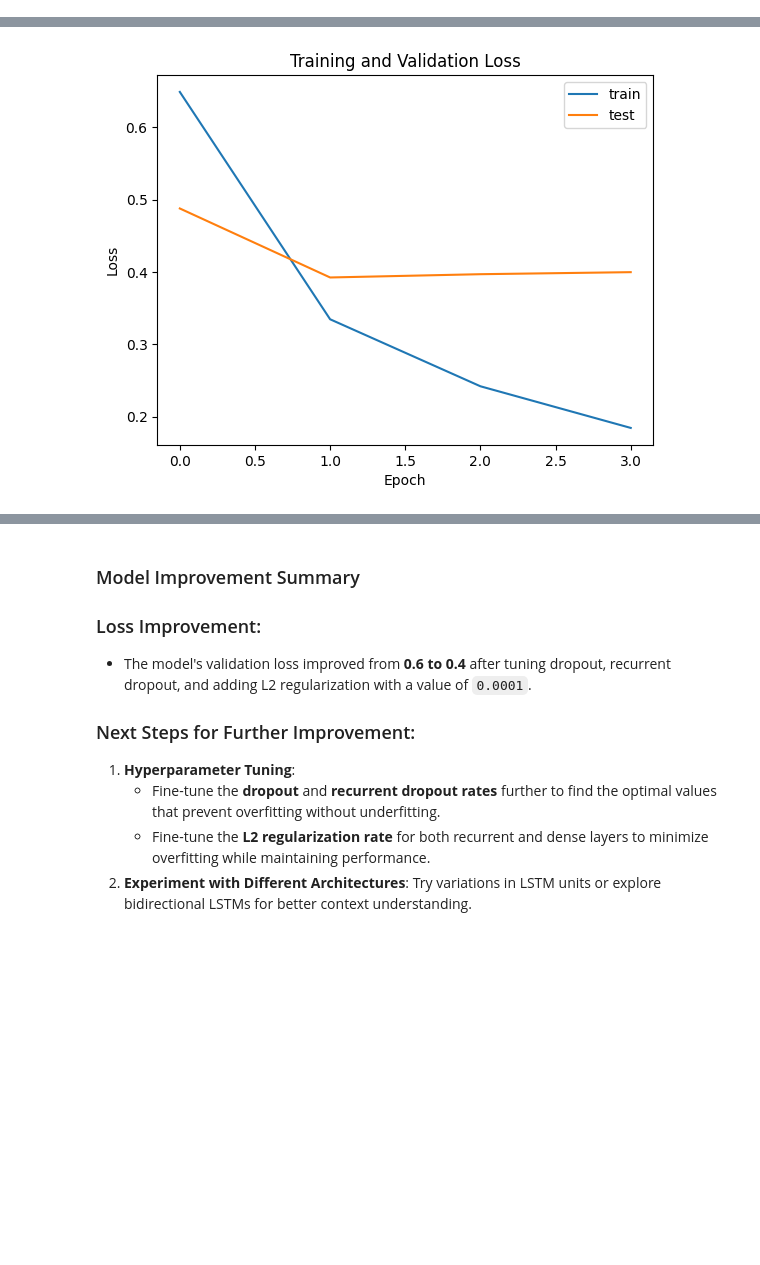
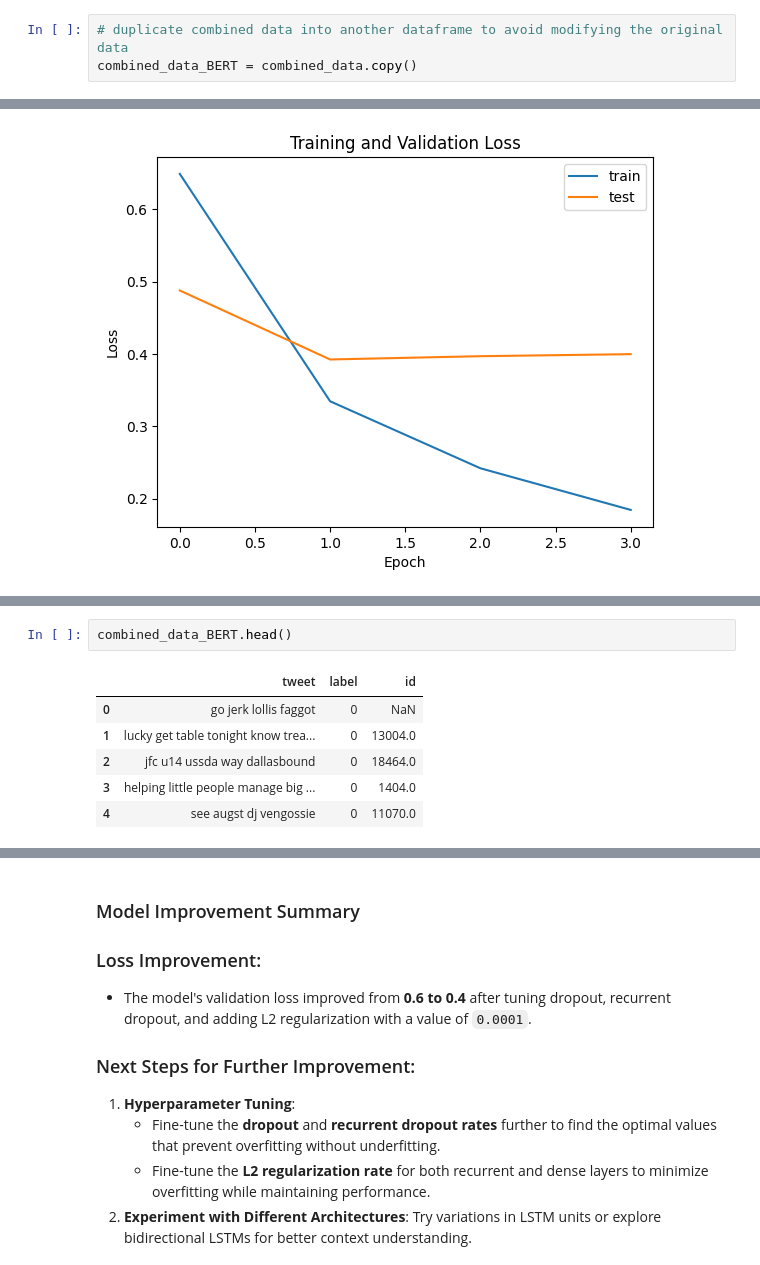
Before and after one commit to StephBarwick/P000456CSITCP, a Jupyter notebook: model_extend.ipynb, the cells around one changed output, grey strips where cells are left out. Cells and saved outputs as stored; diff of their text form; blank space fills up the shorter version.

```diff
--- a/model_extend.ipynb
+++ b/model_extend.ipynb
@@ -735,6 +742,9 @@ label
 1    6405
 2    6405
 Name: count, dtype: int64
+# %%
+# duplicate combined data into another dataframe to avoid modifying the original data
+combined_data_BERT = combined_data.copy()
 # %% [markdown]
 # Model Building
 # %% [markdown]
@@ -1543,0 +1551,9 @@ plt.show()
+# %%
+combined_data_BERT.head()
+# %% [output]
+|  | tweet | label | id |
+| 0 | go jerk lollis faggot | 0 | NaN |
+| 1 | lucky get table tonight know trea... | 0 | 13004.0 |
+| 2 | jfc u14 ussda way dallasbound | 0 | 18464.0 |
+| 3 | helping little people manage big ... | 0 | 1404.0 |
+| 4 | see augst dj vengossie | 0 | 11070.0 |
```
Also changed, not shown: parts of 41 cells of this notebook.
